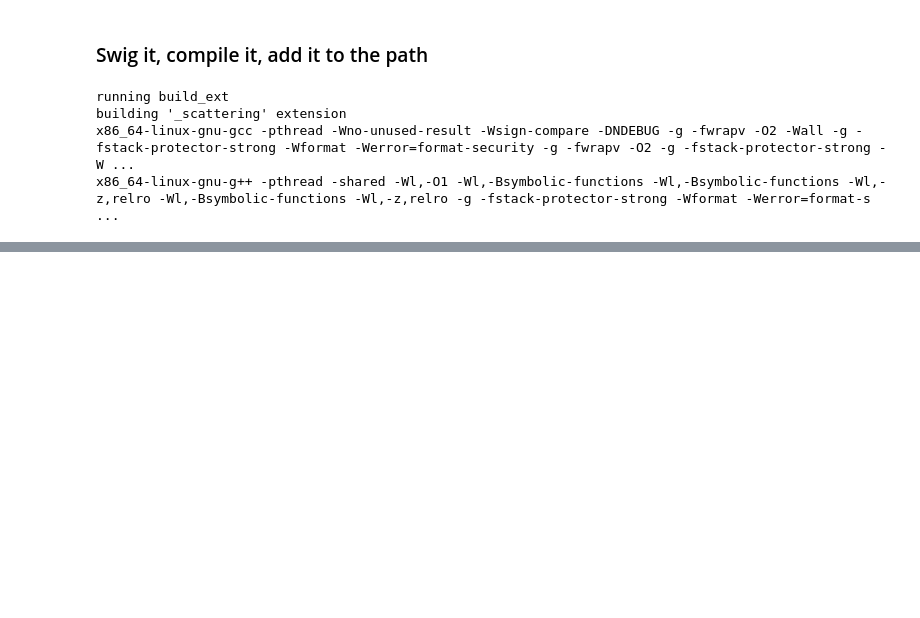
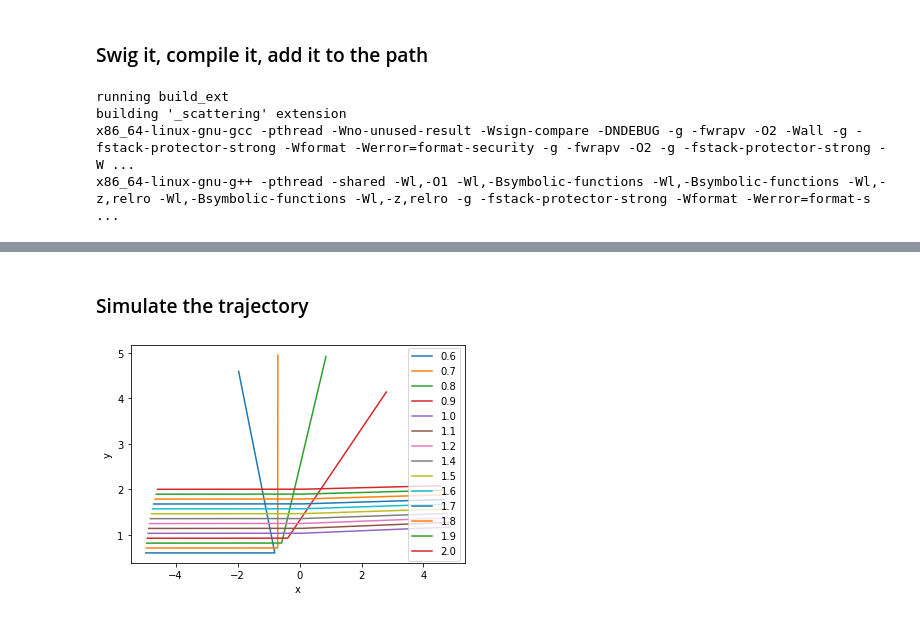
Before and after one commit to ubsuny/CompPhys, a Jupyter notebook: Calculus/scattering.ipynb, the cells around one changed output, grey strips where cells are left out. Drawn from its saved outputs; the diff is of its cells as text; code cells hidden in the pictures; blank space fills up the shorter version.

```diff
--- a/Calculus/scattering.ipynb
+++ b/Calculus/scattering.ipynb
@@ -30,0 +49,17 @@ import matplotlib.pyplot as plt
+# %% [markdown]
+### Simulate the trajectory
+# %%
+
+for b in np.linspace(b_min, b_max, n_b):
+    xs = scattering.CrossSection_hard_sphere_potential( hs, E, b, 5.0, 10000 )
+    deflection = xs.calculate_trajectory()
+    traj = np.asarray( xs.get_trajectory() )
+    x,y = traj[:,0] * np.cos( traj[:,1] ), traj[:,0] * np.sin(traj[:,1])
+    plt.plot(x,y, label="%3.1f"%(b))
+    plt.xlabel("x")
+    plt.ylabel("y")
+
+plt.legend(loc='right')
+plt.show()
+# %% [output]
+[figure, added]
```
Also changed, not shown: parts of 9 cells of this notebook, 4 other files.
